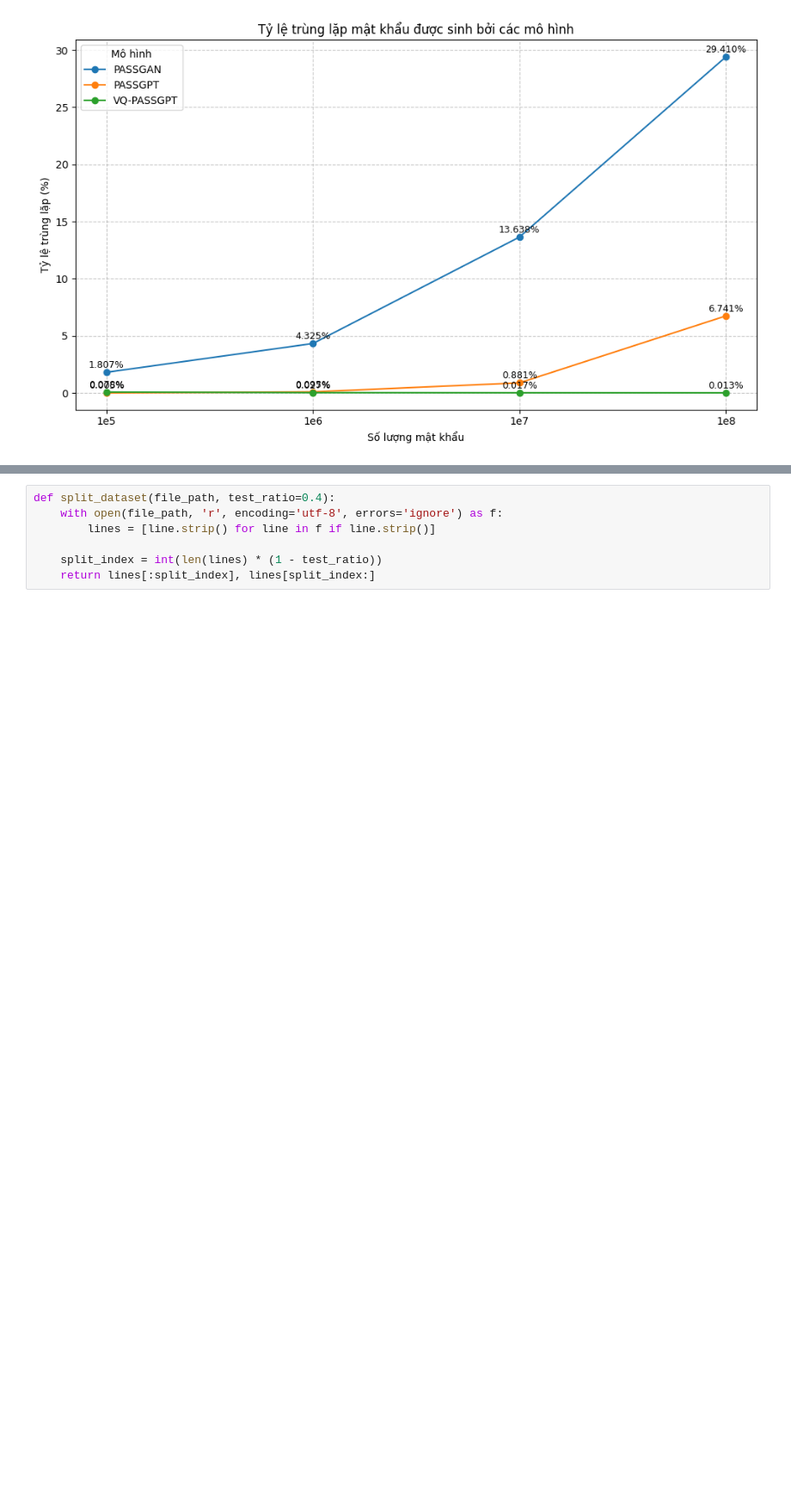
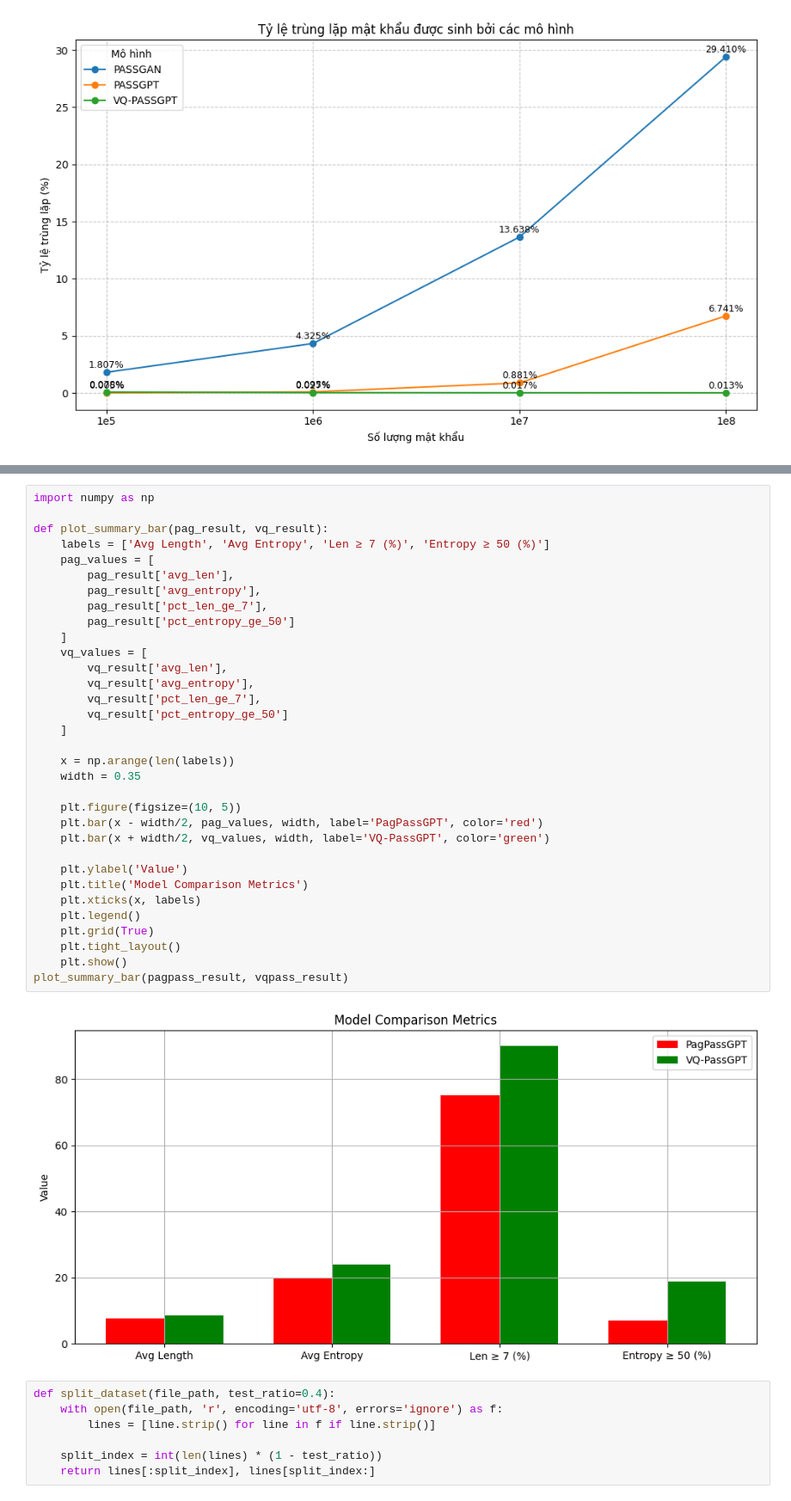
Before and after one commit to TrawlingAttack/VQ-PassGPT, a Jupyter notebook: VQ-PassGPT_evaluation.ipynb, the cells around one changed output, grey strips where cells are left out. Shown at 86% size. Cells and saved outputs as stored; diff of their text form; blank space fills up the shorter version.

```diff
--- a/VQ-PassGPT_evaluation.ipynb
+++ b/VQ-PassGPT_evaluation.ipynb
@@ -617,3 +791,38 @@ plt.show()
+# %%
+import numpy as np
+
+def plot_summary_bar(pag_result, vq_result):
+    labels = ['Avg Length', 'Avg Entropy', 'Len ≥ 7 (%)', 'Entropy ≥ 50 (%)']
+    pag_values = [
+        pag_result['avg_len'],
+        pag_result['avg_entropy'],
+        pag_result['pct_len_ge_7'],
+        pag_result['pct_entropy_ge_50']
+    ]
+    vq_values = [
+        vq_result['avg_len'],
+        vq_result['avg_entropy'],
+        vq_result['pct_len_ge_7'],
+        vq_result['pct_entropy_ge_50']
+    ]
+
+    x = np.arange(len(labels))
+    width = 0.35
+
+    plt.figure(figsize=(10, 5))
+    plt.bar(x - width/2, pag_values, width, label='PagPassGPT', color='red')
+    plt.bar(x + width/2, vq_values, width, label='VQ-PassGPT', color='green')
+
+    plt.ylabel('Value')
+    plt.title('Model Comparison Metrics')
+    plt.xticks(x, labels)
+    plt.legend()
+    plt.grid(True)
+    plt.tight_layout()
+    plt.show()
+plot_summary_bar(pagpass_result, vqpass_result)
+# %% [output]
+[figure, added]
 # %%
 def split_dataset(file_path, test_ratio=0.4):
     with open(file_path, 'r', encoding='utf-8', errors='ignore') as f:
```
Also changed, not shown: parts of 4 cells of this notebook.
